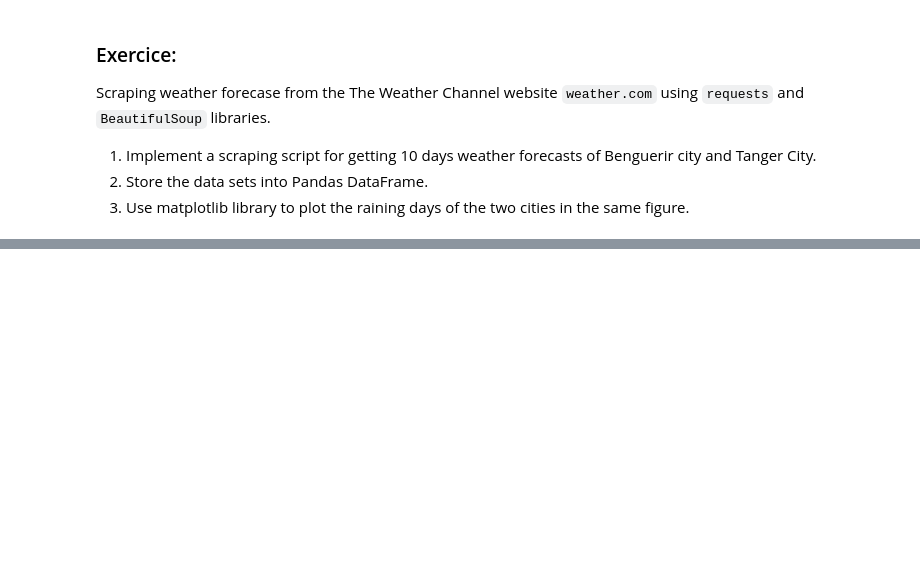
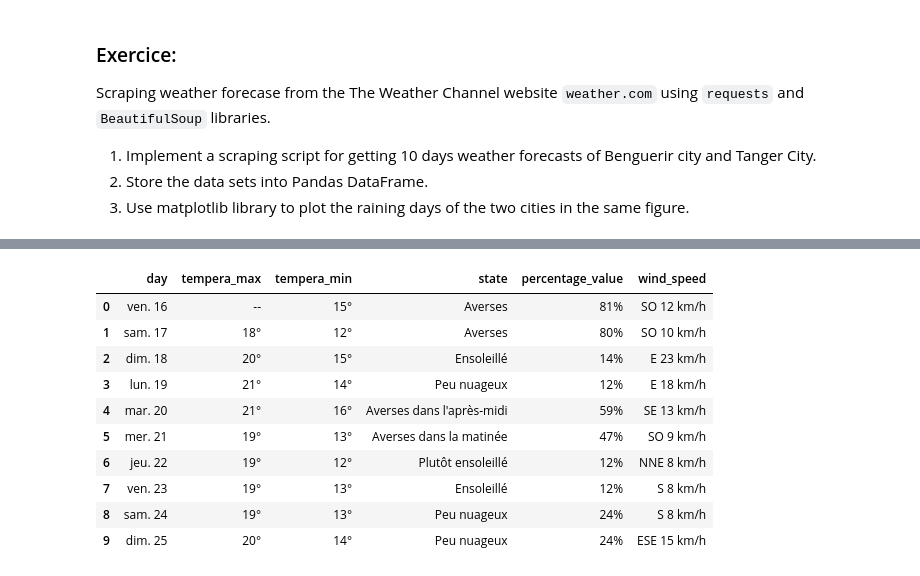
Before and after one commit to skilledman/M111-Advanced-Python-and-Database-Management, a Jupyter notebook: day04/assignment/forecast data scraping.ipynb, the cells around one changed output, grey strips where cells are left out. Cells and saved outputs as stored; diff of their text form; code cells hidden in the pictures; blank space fills up the shorter version.

```diff
--- a/day04/assignment/forecast data scraping.ipynb
+++ b/day04/assignment/forecast data scraping.ipynb
@@ -71,0 +144,53 @@ SyntaxError: invalid syntax (950773811.py, line 38)
+# %%
+#1- A scraping script for getting 10 days weather forecasts of Tanjer city
+import seaborn as sns
+from urllib.request import urlopen
+from bs4 import BeautifulSoup
+import requests
+
+url = "https://weather.com/fr-MA/temps/10jours/l/701d5f2dd2a2b8cabcc505d69649a291257de6c1369a982396ea546ccb99198c"
+html = urlopen(url)
+soup = BeautifulSoup(html)
+# Getting days
+container = soup.find('div', id="WxuDailyCard-main-a43097e1-49d7-4df7-9d1a-334b29628263")
+days = container.find_all('h3')
+get_day = []
+get_days = []
+for day in days:
+    temp = day.find('span')
+    if  temp != None:
+        if temp.get_text() not in get_day:
+            get_day.append(temp.get_text())
+get_days=get_day[0:10]
+
+summar = container.find_all('summary')
+def get_day_info(summary):
+    data = []
+    for divs in summary.find('div').find_all('div'):
+        spans = divs.find_all('span')
+        for span in spans:
+            data.append(span.get_text())
+
+        break
+
+    return data
+data = [get_day_info(summar[day]) for day in range(10)]
+dataframe2 = pd.DataFrame(data=data)
+dataframe2.drop(1, axis=1, inplace=True)
+dataframe2 = pd.concat([pd.DataFrame(data=get_days), dataframe2], axis=1)
+columns = ['day', 'tempera_max', 'tempera_min', 'state',
+           'percentage_value', 'wind_speed']
+dataframe2.columns = columns
+dataframe2
+# %% [output]
+|  | day | tempera_max | tempera_min | state | percentage_value | wind_speed |
+| 0 | ven. 16 | -- | 15° | Averses | 81% | SO 12 km/h |
+| 1 | sam. 17 | 18° | 12° | Averses | 80% | SO 10 km/h |
+| 2 | dim. 18 | 20° | 15° | Ensoleillé | 14% | E 23 km/h |
+| 3 | lun. 19 | 21° | 14° | Peu nuageux | 12% | E 18 km/h |
+| 4 | mar. 20 | 21° | 16° | Averses dans l'après-midi | 59% | SE 13 km/h |
+| 5 | mer. 21 | 19° | 13° | Averses dans la matinée | 47% | SO 9 km/h |
+| 6 | jeu. 22 | 19° | 12° | Plutôt ensoleillé | 12% | NNE 8 km/h |
+| 7 | ven. 23 | 19° | 13° | Ensoleillé | 12% | S 8 km/h |
+| 8 | sam. 24 | 19° | 13° | Peu nuageux | 24% | S 8 km/h |
+| 9 | dim. 25 | 20° | 14° | Peu nuageux | 24% | ESE 15 km/h |
```
Also changed, not shown: parts of 15 cells of this notebook.
